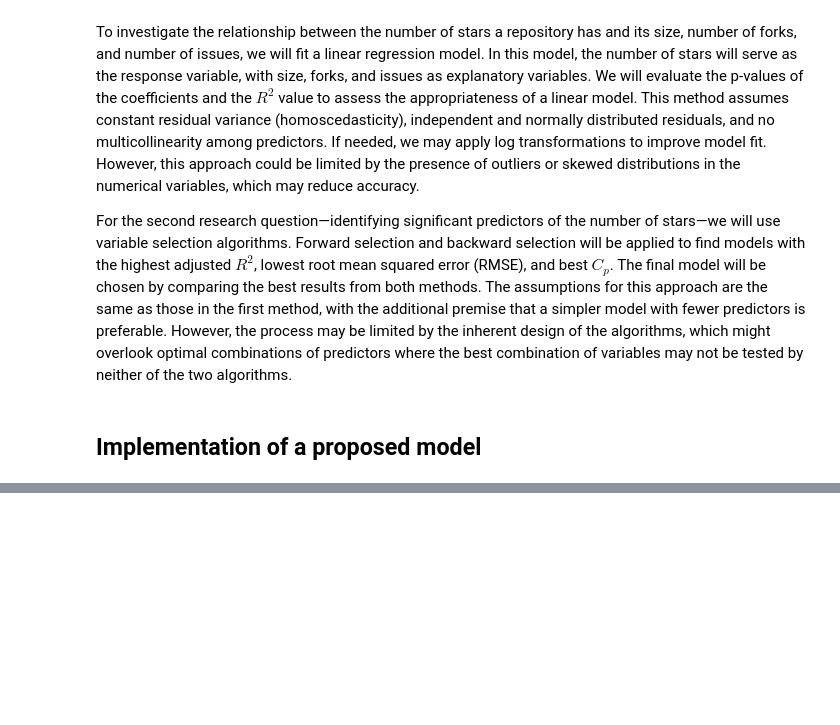
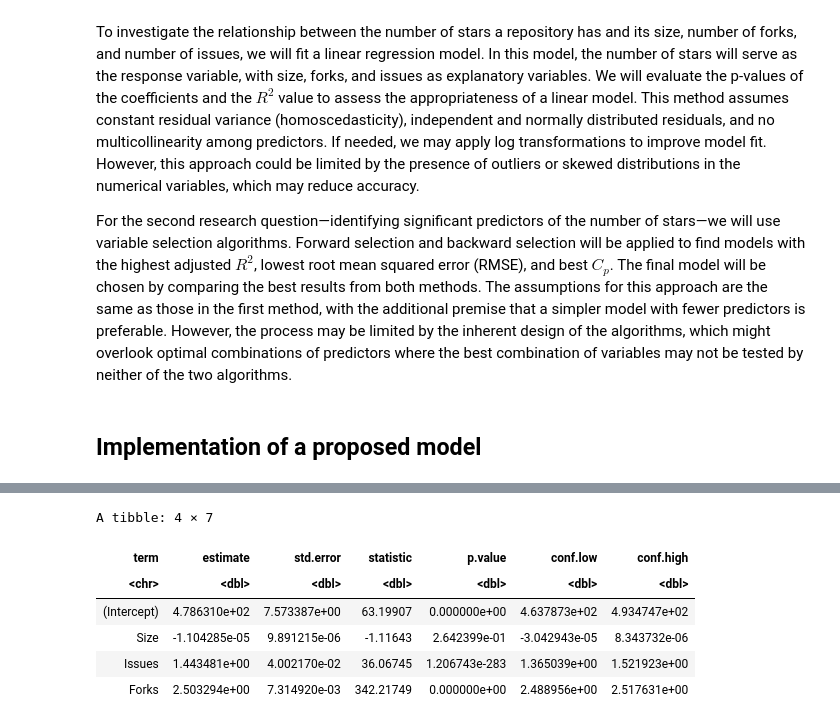
Before and after one commit to loayalabri/GitHubReposAnalysis, a Jupyter notebook: Planning_stage.ipynb, the cells around one changed output, grey strips where cells are left out. Drawn from its saved outputs; the diff is of its cells as text; code cells hidden in the pictures; blank space fills up the shorter version.

```diff
--- a/Planning_stage.ipynb
+++ b/Planning_stage.ipynb
@@ -518,0 +576,11 @@ For the second research question—identifying significant predictors of the num
+# %%
+stars_numeric_lm_results <- tidy(stars_numeric_lm, conf.int = TRUE)
+stars_numeric_lm_results
+# %% [output]
+A tibble: 4 × 7
+| term | estimate | std.error | statistic | p.value | conf.low | conf.high |
+| <chr> | <dbl> | <dbl> | <dbl> | <dbl> | <dbl> | <dbl> |
+| (Intercept) | 4.786310e+02 | 7.573387e+00 | 63.19907 | 0.000000e+00 | 4.637873e+02 | 4.934747e+02 |
+| Size | -1.104285e-05 | 9.891215e-06 | -1.11643 | 2.642399e-01 | -3.042943e-05 | 8.343732e-06 |
+| Issues | 1.443481e+00 | 4.002170e-02 | 36.06745 | 1.206743e-283 | 1.365039e+00 | 1.521923e+00 |
+| Forks | 2.503294e+00 | 7.314920e-03 | 342.21749 | 0.000000e+00 | 2.488956e+00 | 2.517631e+00 |
```
Also changed, not shown: parts of 14 cells of this notebook.
